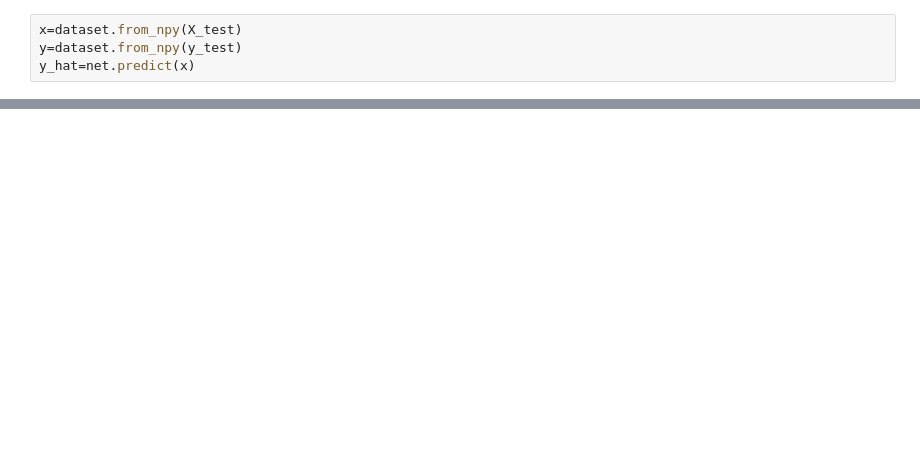
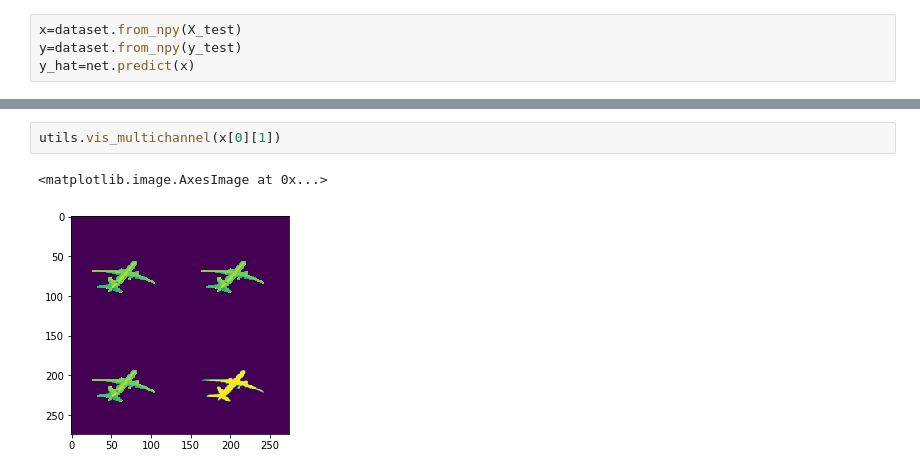
Before and after one commit to micmelesse/3D-reconstruction-with-Neural-Networks, a Jupyter notebook: experiments.ipynb, the cells around one changed output, grey strips where cells are left out. Cells and saved outputs as stored; diff of their text form; blank space fills up the shorter version.

```diff
--- a/experiments.ipynb
+++ b/experiments.ipynb
@@ -49,0 +67,5 @@ y_hat=net.predict(x)
+# %%
+utils.vis_multichannel(x[0][1])
+# %% [output]
+<matplotlib.image.AxesImage at 0x...>
+[figure, added]
```
Also changed, not shown: parts of 5 cells of this notebook, 3 other files.
